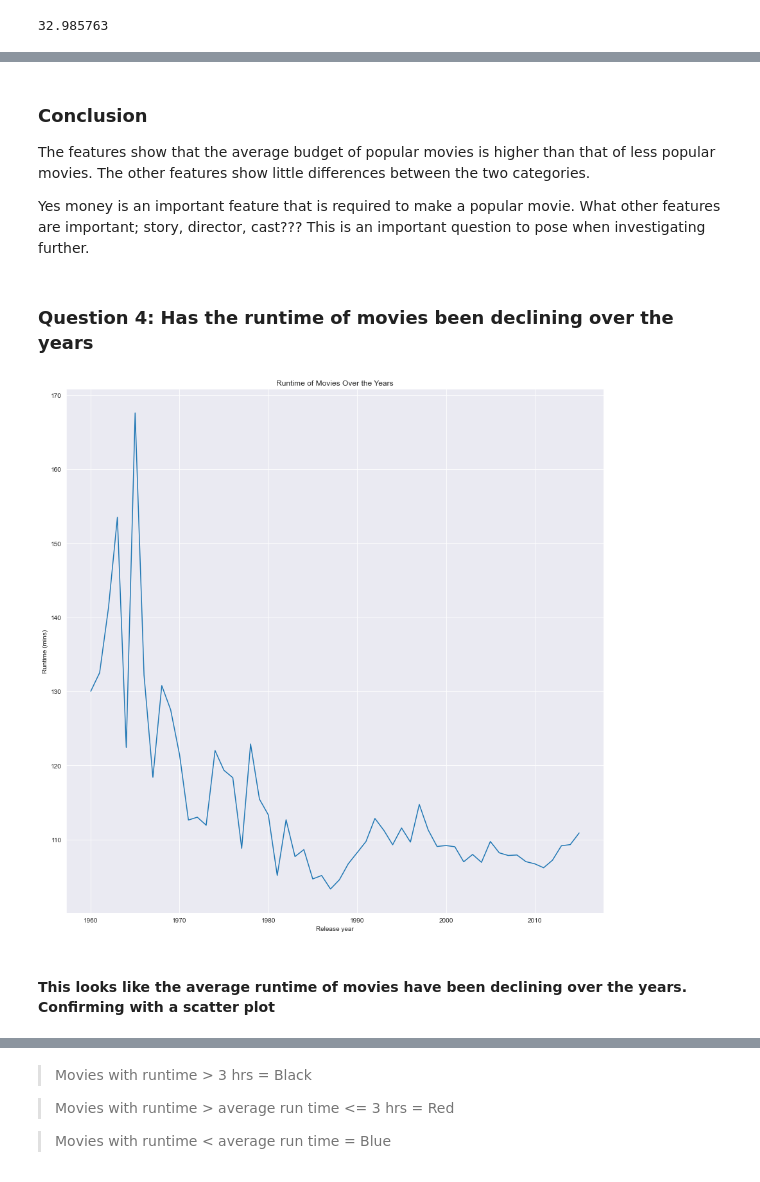
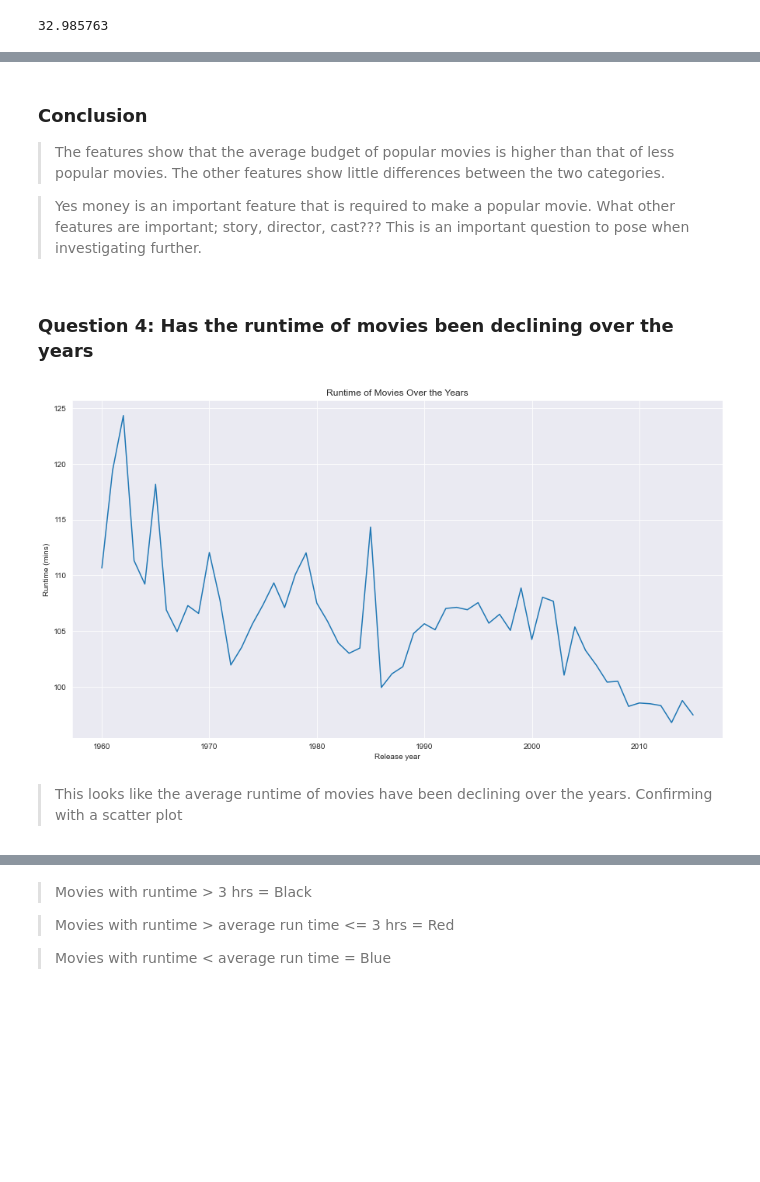
Before and after one commit to el-coolbreeze/DA-Investigating-a-dataset, a Jupyter notebook: investigate-Tmdb- dataset.ipynb, the cells around one changed output, grey strips where cells are left out. Drawn from its saved outputs; the diff is of its cells as text; code cells hidden in the pictures; blank space fills up the shorter version.

```diff
--- a/investigate-Tmdb- dataset.ipynb
+++ b/investigate-Tmdb- dataset.ipynb
@@ -256,7 +255,3 @@ vote_count           0
 vote_average         0
 release_year         0
 dtype: int64
-# %%
-# Dropping Nulls
-
-imdb_df = imdb_df.dropna()
@@ -554,0 +420,9 @@ Action = 1076
+# %%
+# defining a function to calculate the average feature of a column
+
+def groupby_average(df, grb_col, avg_col):
+    return df.groupby(grb_col)[avg_col].mean()
+
+# Calculating the average popularity value for each genres sorted in descending order and printing the result
+
+print(groupby_average(genres_explode, 'genres', 'popularity').sort_values(ascending=False))
@@ -669,20 +586,20 @@ less_pop.describe()
 # %% [markdown]
 ### Conclusion
 
-The features show that the average budget of popular movies is higher than that of less popular movies. The other features show little differences between the two categories.
+> The features show that the average budget of popular movies is higher than that of less popular movies. The other features show little differences between the two categories.
 
-Yes money is an important feature that is required to make a popular movie. What other features are important; story, director, cast??? This is an important question to pose when investigating further.
+> Yes money is an important feature that is required to make a popular movie. What other features are important; story, director, cast??? This is an important question to pose when investigating further.
 # %% [markdown]
 ### Question 4: Has the runtime of movies been declining over the years
 # %%
 #Grouping by year and plotting the average runtime for each year
 
-imdb_df.groupby('release_year')['runtime'].mean().plot(figsize=(15,15))
+groupby_average(imdb_df, 'release_year', 'runtime').plot(figsize=(15,8))
 plt.xlabel("Release year")
 plt.ylabel("Runtime (mins)")
 plt.title("Runtime of Movies Over the Years")
 plt.show()
 # %% [output]
-[figure, old version]
+[figure, new version]
 # %% [markdown]
-#### This looks like the average runtime of movies have been declining over the years. Confirming with a scatter plot
+> This looks like the average runtime of movies have been declining over the years. Confirming with a scatter plot
```
Also changed, not shown: parts of 51 cells of this notebook.
